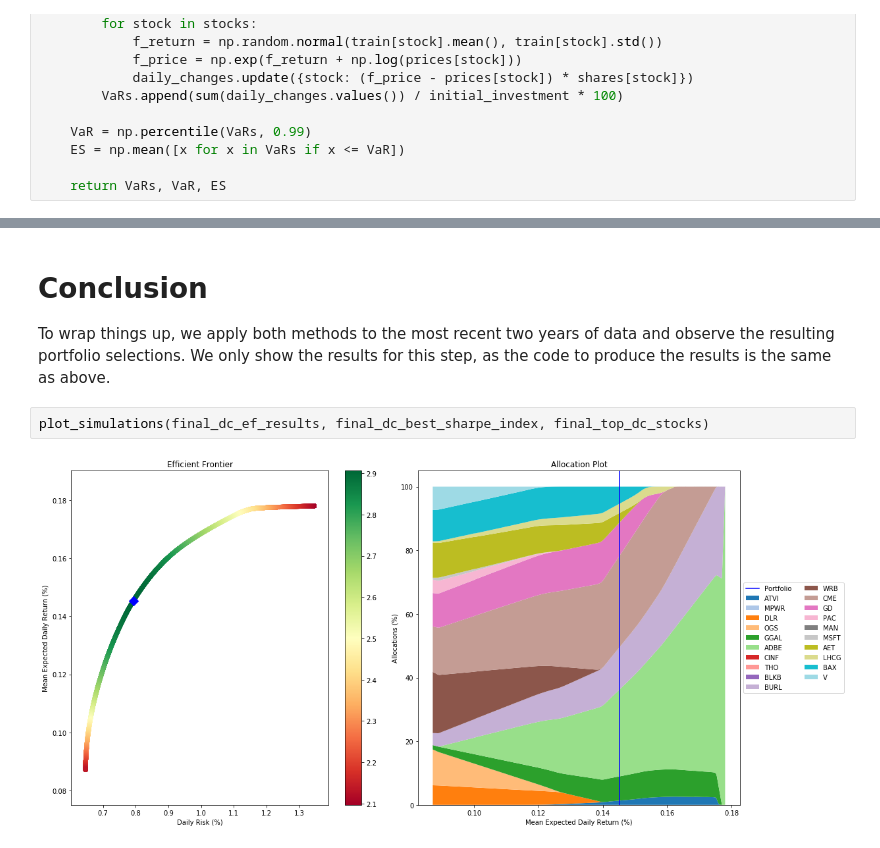
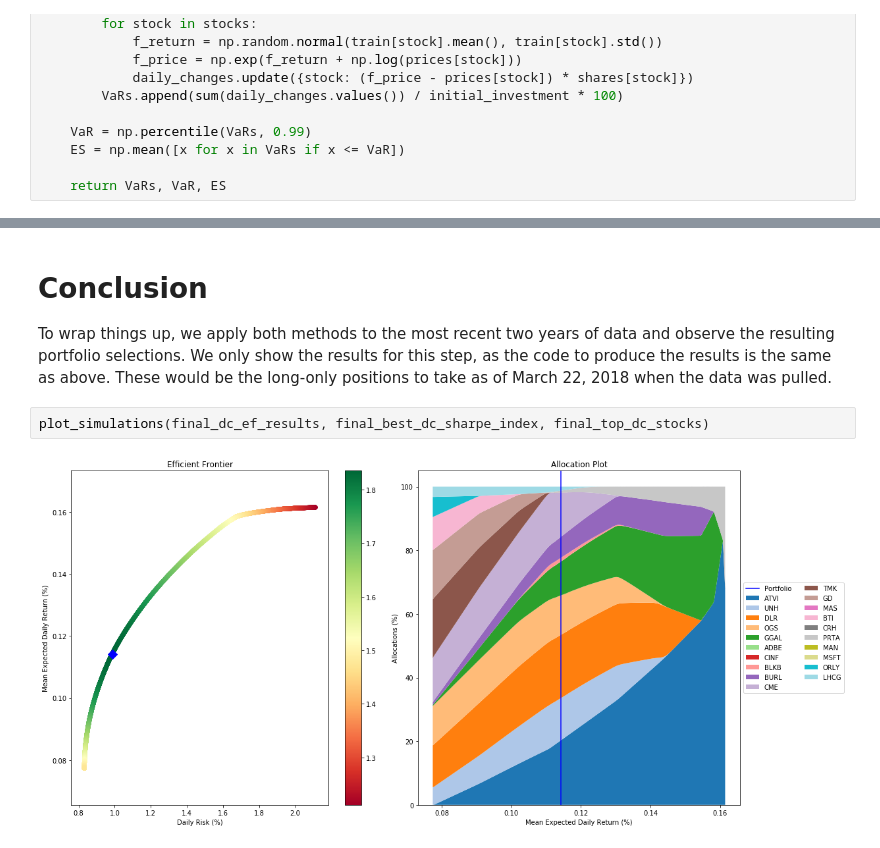
Before and after one commit to cmbecker406/Stock-Network-Analysis, a Jupyter notebook: Stock Network Analysis.ipynb, the cells around one changed output, grey strips where cells are left out. Cells and saved outputs as stored; diff of their text form.

Commit message:
Methodology and Results

```diff
--- a/Stock Network Analysis.ipynb
+++ b/Stock Network Analysis.ipynb
@@ -445,11 +433,11 @@ plt.show()
 # %% [markdown]
 # Conclusion
 
-To wrap things up, we apply both methods to the most recent two years of data and observe the resulting portfolio selections. We only show the results for this step, as the code to produce the results is the same as above.
+To wrap things up, we apply both methods to the most recent two years of data and observe the resulting portfolio selections. We only show the results for this step, as the code to produce the results is the same as above. These would be the long-only positions to take as of March 22, 2018 when the data was pulled.
 # %%
-plot_simulations(final_dc_ef_results, final_dc_best_sharpe_index, final_top_dc_stocks)
+plot_simulations(final_dc_ef_results, final_best_dc_sharpe_index, final_top_dc_stocks)
 # %% [output]
-[figure, old version]
+[figure, new version]
 # %%
 # Print Disjoint Clique Portfolio
 pd.DataFrame([{attr: G_final.node[stock][attr] for attr in ['Name','Category','Exchange','Sharpe','Weight']}
```
Also changed, not shown: parts of 27 cells of this notebook.
